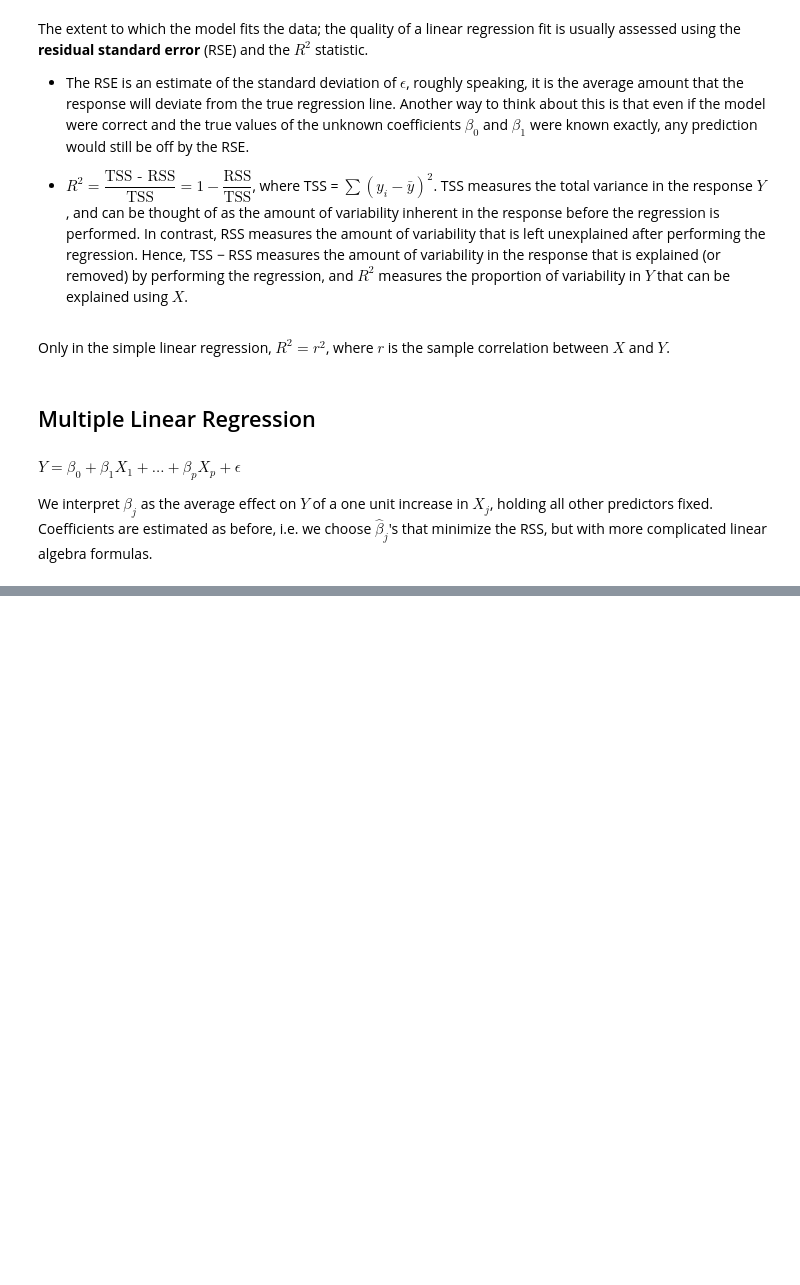
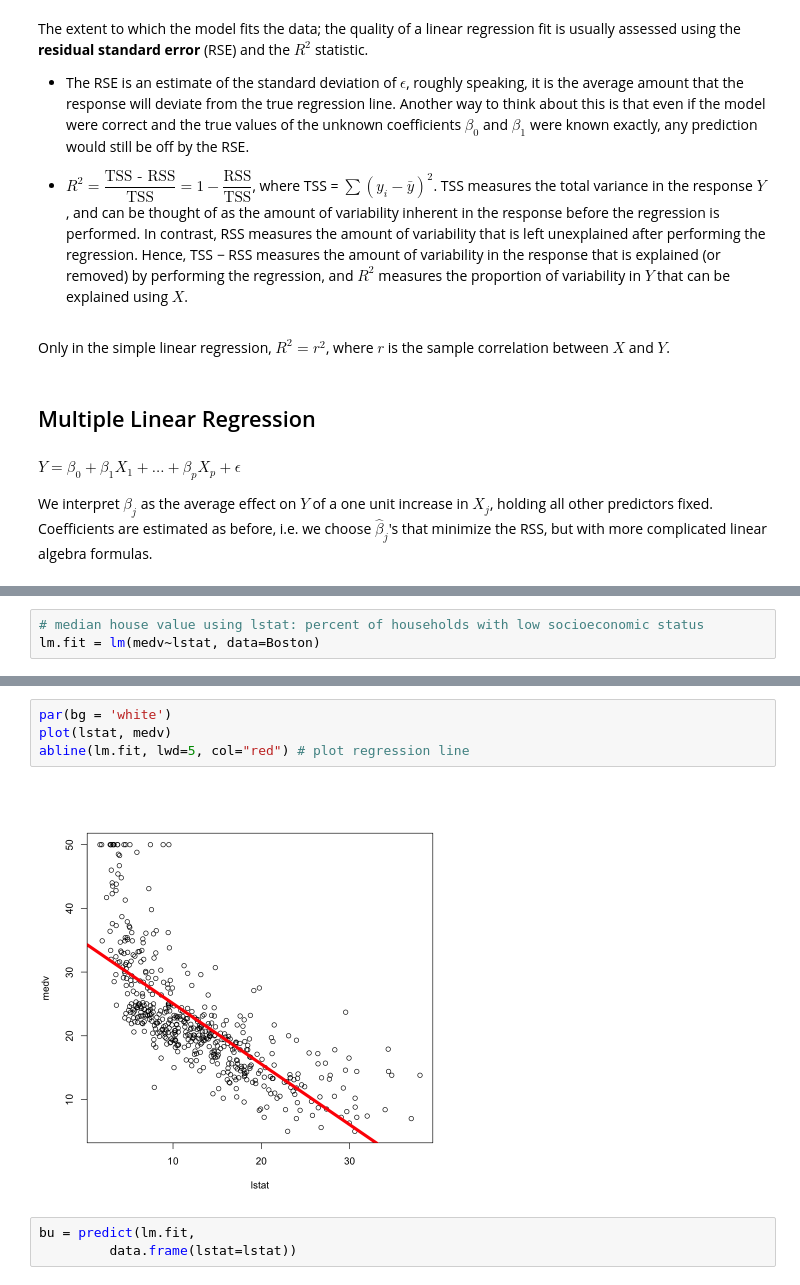
Before and after one commit to guglielmosanchini/StatisticsPy, a Jupyter notebook: IntrotoStatisticalLearning/Chapter_3.ipynb, the cells around one changed output, grey strips where cells are left out. Saved outputs shown, nothing was run; the diff lists cells and outputs as text; blank space fills up the shorter version.

```diff
--- a/IntrotoStatisticalLearning/Chapter_3.ipynb
+++ b/IntrotoStatisticalLearning/Chapter_3.ipynb
@@ -75,0 +214,3 @@ Coefficients are estimated as before, i.e. we choose $\hat{\beta}_j$'s that mini
+# %%
+# median house value using lstat: percent of households with low socioeconomic status
+lm.fit = lm(medv~lstat, data=Boston)
@@ -75,0 +273,9 @@ Coefficients are estimated as before, i.e. we choose $\hat{\beta}_j$'s that mini
+# %%
+par(bg = 'white')
+plot(lstat, medv)
+abline(lm.fit, lwd=5, col="red") # plot regression line
+# %% [output]
+[figure, added]
+# %%
+bu = predict(lm.fit,
+         data.frame(lstat=lstat))
```
Also changed, not shown: parts of 50 cells of this notebook, 1 other file.
